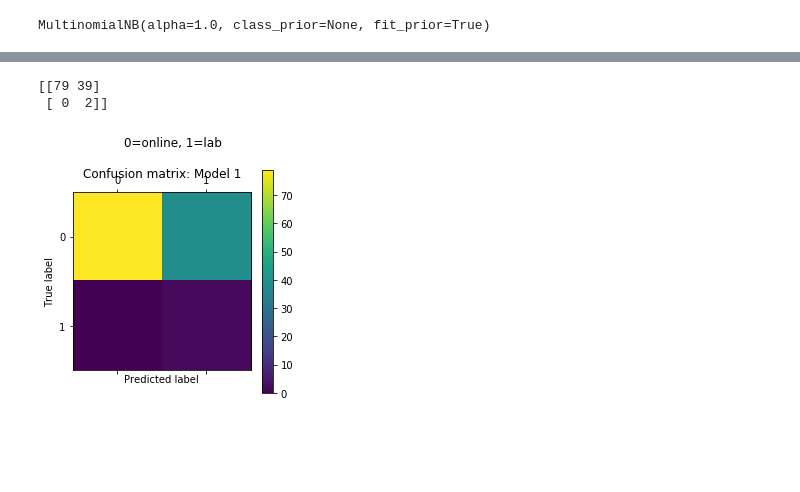
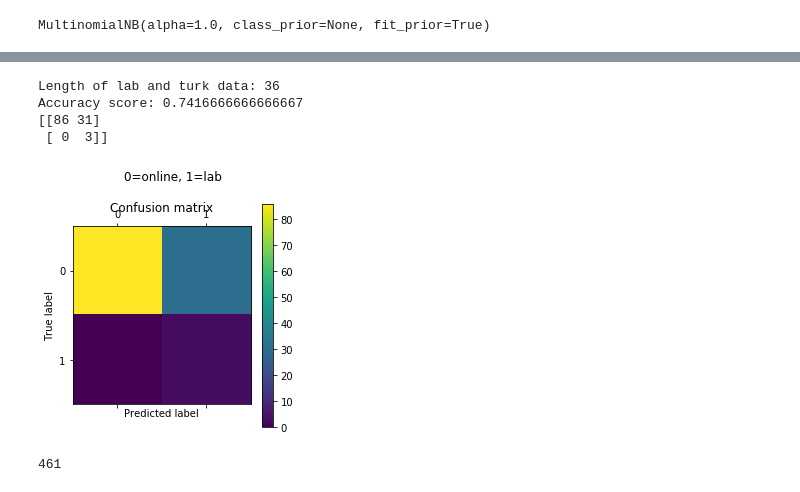
Before and after one commit to DJSaunders1997/Masters-Project, a Jupyter notebook: NLP-Notebook.ipynb, the cells around one changed output, grey strips where cells are left out. Saved outputs shown, nothing was run; the diff lists cells and outputs as text; code cells hidden in the pictures; blank space fills up the shorter version.

Commit message:
Tried algorithms with balanced classes

```diff
--- a/NLP-Notebook.ipynb
+++ b/NLP-Notebook.ipynb
@@ -400,5 +400,4 @@ lab_labels = np.ones( len(lab_targets) )
 # Append targets and labels
 X = np.append(turk_targets, lab_targets)
 
-y = turk_labels
 y = np.append(turk_labels, lab_labels)
@@ -457,20 +488,53 @@ array([[79, 39],
+# %%
+# Above has too much online data so there are uneven classes.
+# Look at only the first X (20 or so) online data for training
+
+#X_train, X_test, y_train, y_test = train_test_split(X, y)
+
+# TODO: make classes balenced
+
+lab_length = len(lab_targets)
+
+X_balenced = np.append( turk_targets[ :lab_length ] , lab_targets)
+
+y_balenced = np.append(turk_labels[ :lab_length ], lab_labels)
+
+print(f'Length of lab and turk data: {len(X_balenced)}')
+
+X_train, X_test, y_train, y_test = train_test_split(X, y)
+
+vectorizer = CountVectorizer()
+counts = vectorizer.fit_transform(X_train)
+
+classifier = MultinomialNB()
+targets = y_train
+classifier.fit(counts, targets)
+
+example_count = vectorizer.transform(X_test)
+predictions = classifier.predict(example_count)
+
+print( f'Accuracy score: {accuracy_score(y_test, predictions)}' )
+cm = confusion_matrix(y_test, predictions)
+print(cm)
+# %% [output]
+Length of lab and turk data: 36
+Accuracy score: 0.7416666666666667
+[[86 31]
+ [ 0  3]]
 # %%
-from sklearn.metrics import confusion_matrix
-
-cm = confusion_matrix(y_test, predictions)
-print(cm)
-
 plt.matshow(cm)
-plt.title('Confusion matrix: Model 1')
+plt.title('Confusion matrix')
 plt.suptitle('0=online, 1=lab')
 plt.colorbar()
 plt.ylabel('True label')
 plt.xlabel('Predicted label')
 plt.show()
 # %% [output]
-[[79 39]
- [ 0  2]]
-[figure, old version]
+[figure, new version]
+# %%
+len(turk_labels)
+# %% [output]
+461
 # %%
 #TODO: https://medium.com/@a.ydobon/justforfunpython-n-gram-to-quantify-similarity-between-sentences-2d61e68a478c
 # Use this method to compare one users targets with the rest of their class to get a similarity.
```
Also changed, not shown: parts of 12 cells of this notebook, 1 other file.
